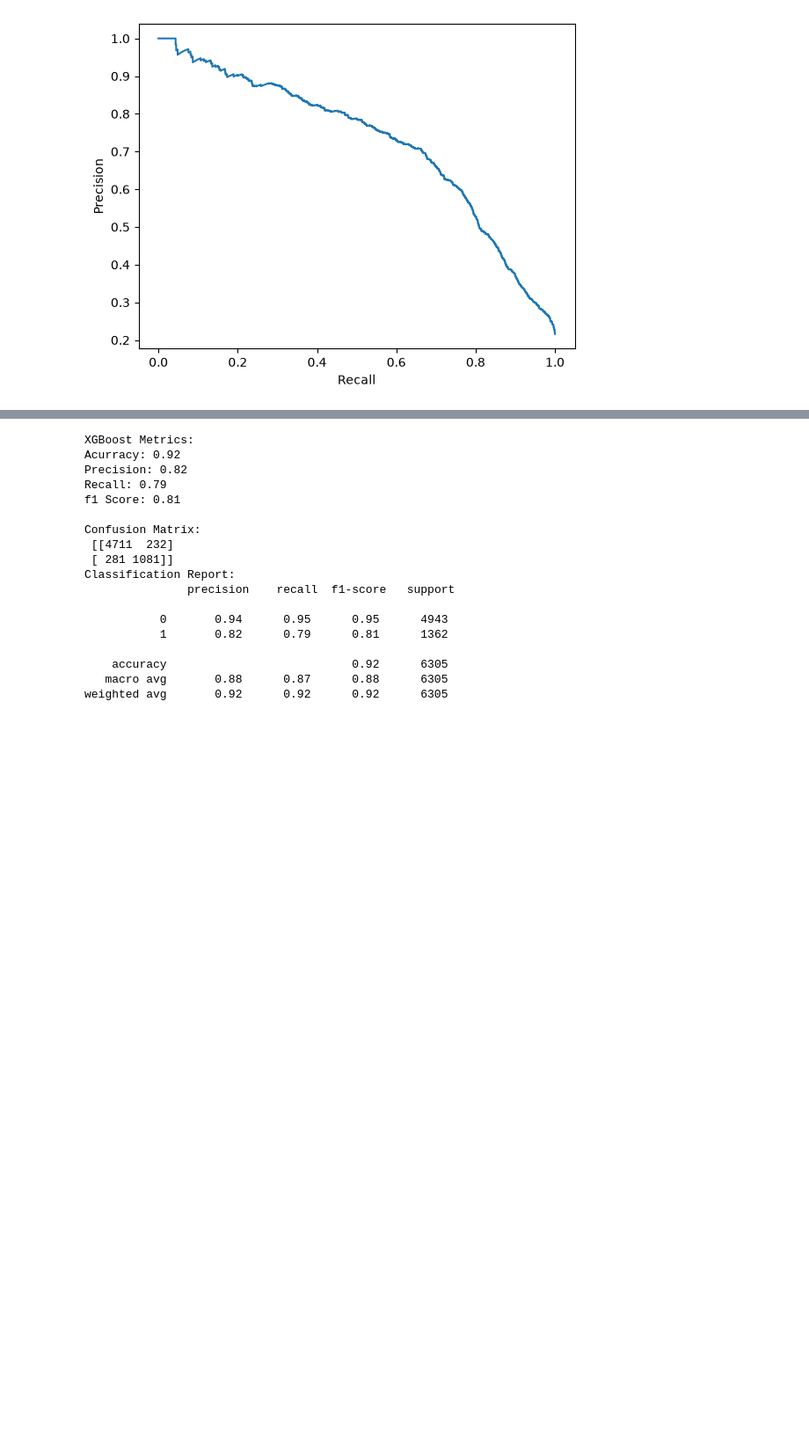
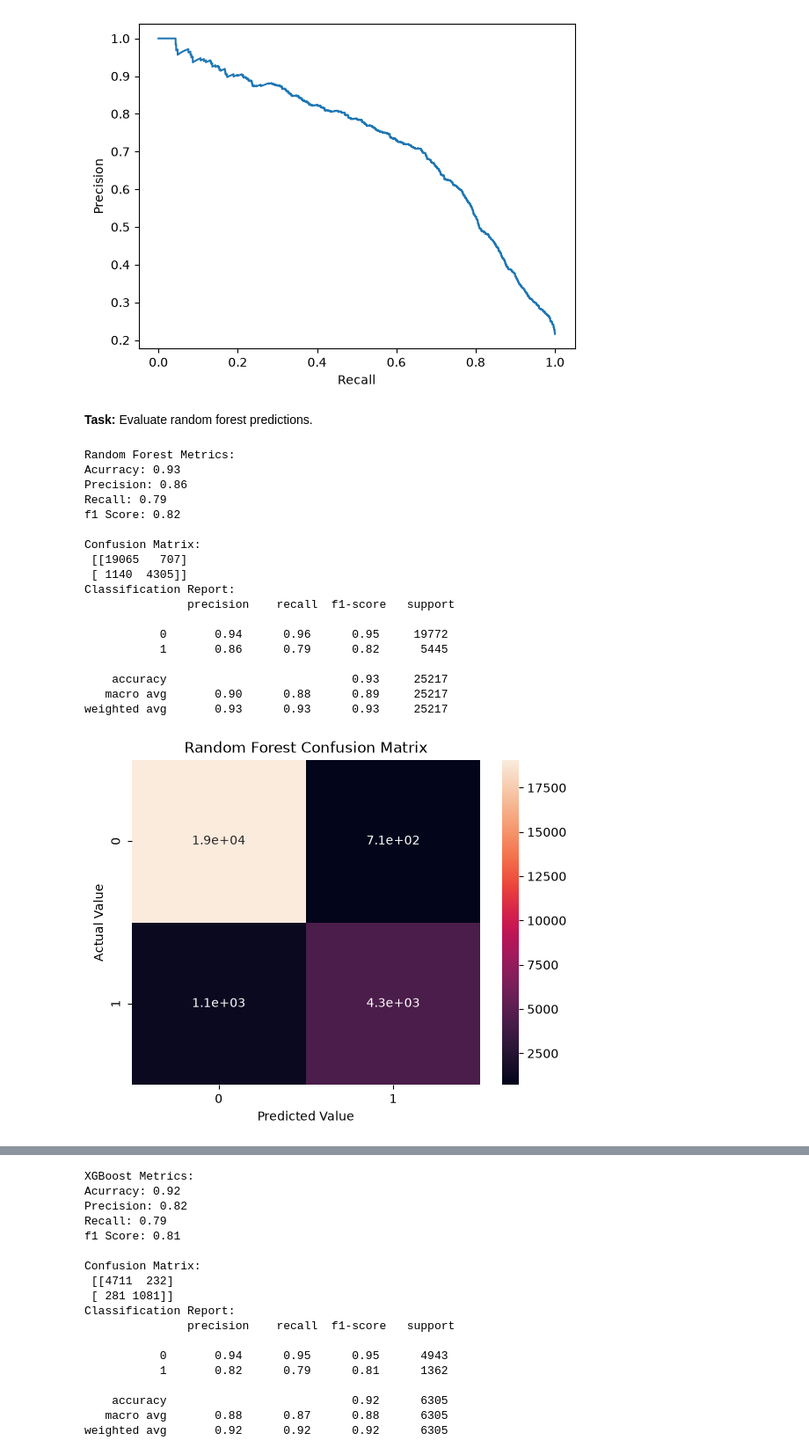
Before and after one commit to sahbimlesh007/credit-risk-scoring-system, a Jupyter notebook: trials.ipynb, the cells around one changed output, grey strips where cells are left out. Shown at 88% size. Drawn from its saved outputs; the diff is of its cells as text; code cells hidden in the pictures; blank space fills up the shorter version.

```diff
--- a/trials.ipynb
+++ b/trials.ipynb
@@ -352,0 +475,16 @@ preprocessor_xgb = ColumnTransformer(
+# %%
+preprocessor_ann = ColumnTransformer(
+    transformers=[
+        #pipeline - numerical cols
+        ('num', Pipeline([
+            ('imputer', SimpleImputer(strategy='median')),
+            ('scaler', StandardScaler())
+            ]),numerical_cols),
+
+        #pipeline- categorical cols
+        ('cat', Pipeline([
+            ('imputer', SimpleImputer(strategy='constant', fill_value='N/A')),
+            ('onehot', OneHotEncoder(handle_unknown='ignore'))
+            ]), categorical_cols)
+    ]
+)
@@ -421,0 +628,6 @@ Pipeline(steps=[('preprocessor',
+# %%
+rdf_model = Pipeline([
+    ('preprocessor', preprocessor_rdf),
+    ('classifier', RandomForestClassifier(n_estimators= 500, class_weight='balanced', max_depth=10, random_state=42))
+])
+rdf_model.fit(X_train, y_train)
@@ -446,0 +683,9 @@ Pipeline(steps=[('preprocessor',
+# %%
+ctb_model = Pipeline([
+    ('preprocessor', preprocessor_ctb),
+    ('classifier', CatBoostClassifier(
+        iterations=500, learning_rate=0.1,
+        auto_class_weights='Balanced',
+        random_state=42, verbose=0))
+])
+ctb_model.fit(X_train, y_train)
@@ -509,3 +829,27 @@ Classification Report:
 weighted avg       0.85      0.82      0.83      6305
 [figure]
 [figure]
+# %% [markdown]
+**Task:** Evaluate random forest predictions.
+# %%
+modelEvaluater('Random Forest', rdf_model, X_train, y_train)
+# %% [output]
+Random Forest Metrics:
+Acurracy: 0.93
+Precision: 0.86
+Recall: 0.79
+f1 Score: 0.82
+
+Confusion Matrix:
+ [[19065   707]
+ [ 1140  4305]]
+Classification Report:
+               precision    recall  f1-score   support
+
+           0       0.94      0.96      0.95     19772
+           1       0.86      0.79      0.82      5445
+
+    accuracy                           0.93     25217
+   macro avg       0.90      0.88      0.89     25217
+weighted avg       0.93      0.93      0.93     25217
+[figure, added]
```
Also changed, not shown: parts of 128 cells of this notebook, 19 other files.
